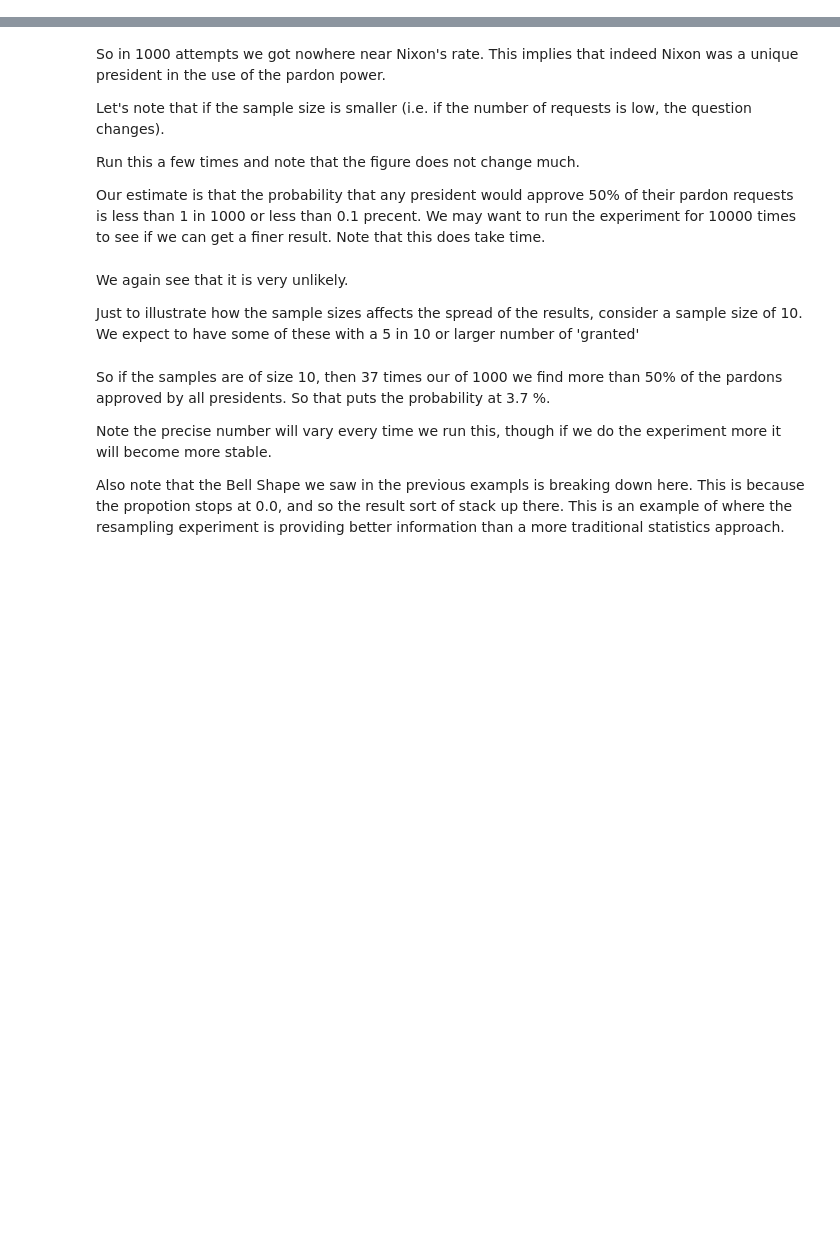
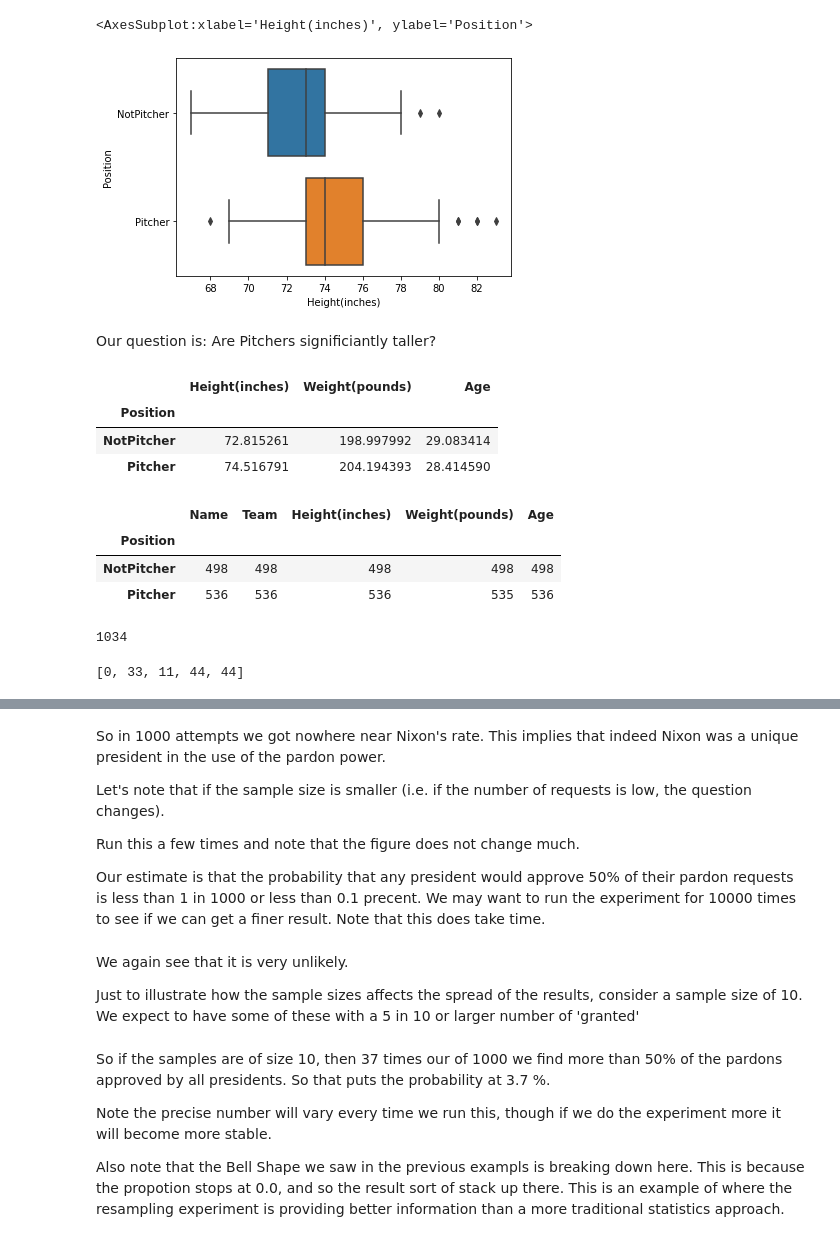
Before and after one commit to virgilpierce/STAT_111, a Jupyter notebook: Class 9-28 Hypothesis Testing by Resampling.ipynb, the cells around one changed output, grey strips where cells are left out. Saved outputs shown, nothing was run; the diff lists cells and outputs as text; code cells hidden in the pictures; blank space fills up the shorter version.

```diff
--- a/Class 9-28 Hypothesis Testing by Resampling.ipynb
+++ b/Class 9-28 Hypothesis Testing by Resampling.ipynb
@@ -5,0 +85,25 @@ import matplotlib.pyplot as plt
+# %%
+sns.boxplot(data=baseball, x='Height(inches)', y='Position')
+# %% [output]
+<AxesSubplot:xlabel='Height(inches)', ylabel='Position'>
+[figure, added]
+# %% [markdown]
+Our question is:  Are Pitchers significiantly taller?
+# %%
+baseball.groupby('Position').mean()
+# %% [output]
+|  | Height(inches) | Weight(pounds) | Age |
+| Position |  |  |  |
+| NotPitcher | 72.815261 | 198.997992 | 29.083414 |
+| Pitcher | 74.516791 | 204.194393 | 28.414590 |
+# %%
+baseball.groupby('Position').count()
+# %% [output]
+|  | Name | Team | Height(inches) | Weight(pounds) | Age |
+| Position |  |  |  |  |  |
+| NotPitcher | 498 | 498 | 498 | 498 | 498 |
+| Pitcher | 536 | 536 | 536 | 535 | 536 |
+# %%
+498+536
+# %% [output]
+1034
@@ -5,0 +124,6 @@ import matplotlib.pyplot as plt
+# %%
+# Check what the command random.sample is doing
+
+random.sample([44, 55, 33, 33, 44, 22, 11, 11, 11, 11, 0, 0, 55, 55], 5)
+# %% [output]
+[0, 33, 11, 44, 44]
```
Also changed, not shown: parts of 20 cells of this notebook.
